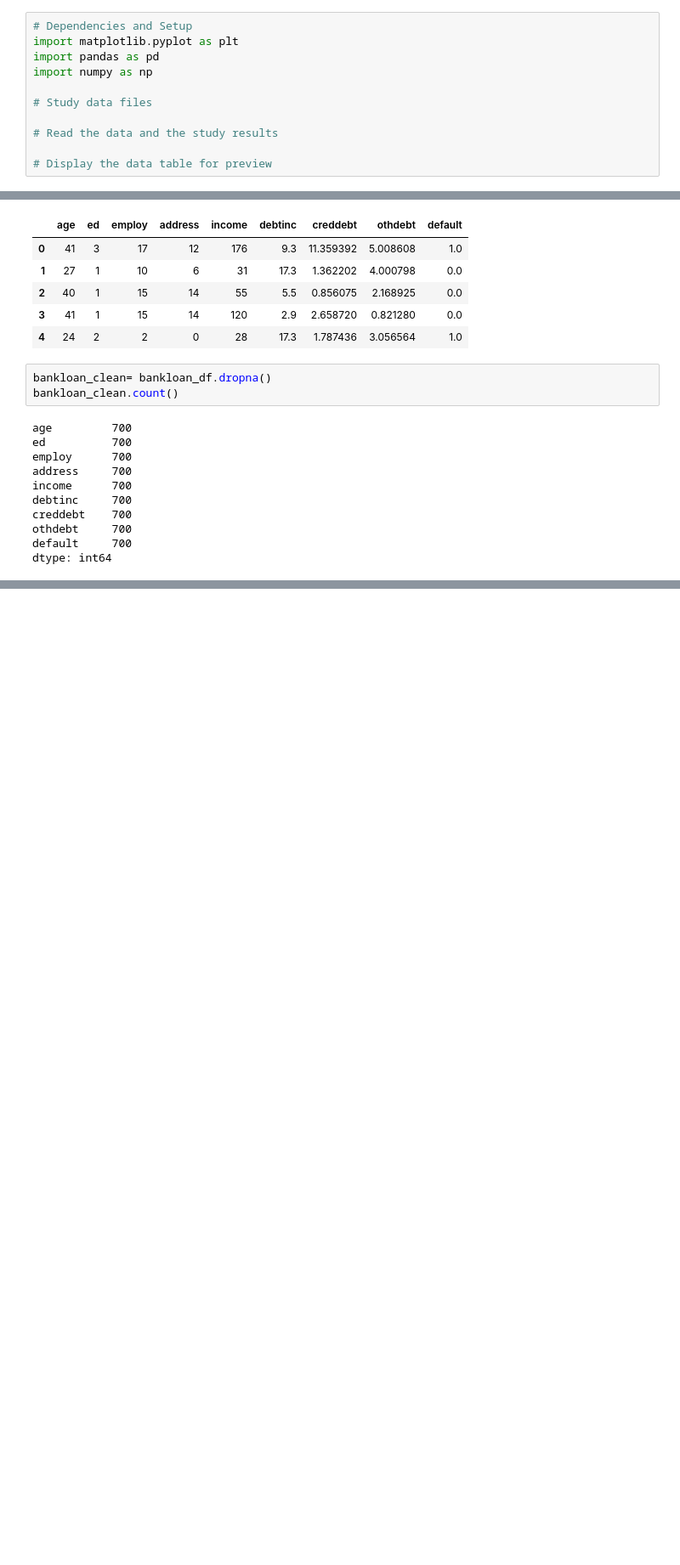
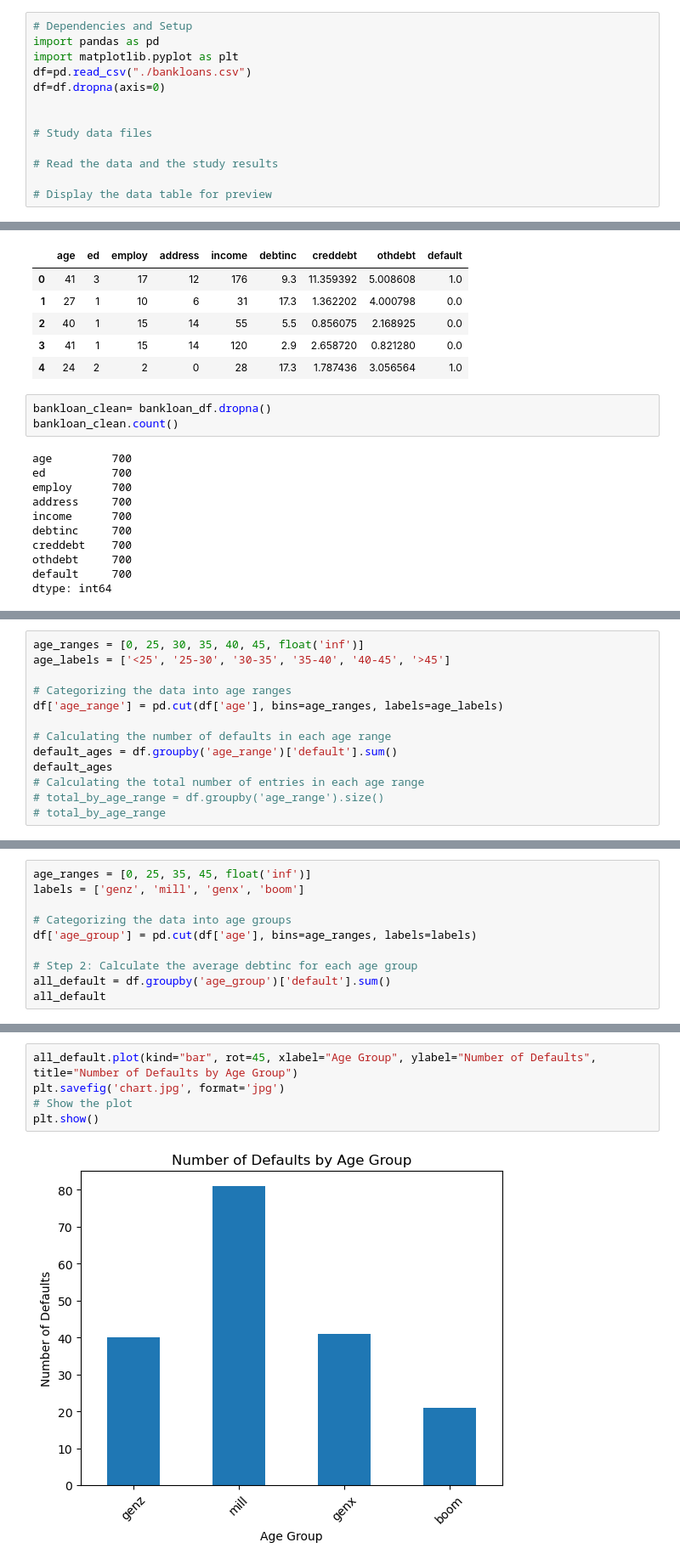
Before and after one commit to Loui3iii/Project-1, a Jupyter notebook: Project1_Group6.ipynb, the cells around one changed output, grey strips where cells are left out. Shown at 85% size. Saved outputs shown, nothing was run; the diff lists cells and outputs as text; blank space fills up the shorter version.

```diff
--- a/Project1_Group6.ipynb
+++ b/Project1_Group6.ipynb
@@ -1,8 +1,10 @@
 # %%
 # Dependencies and Setup
+import pandas as pd
 import matplotlib.pyplot as plt
-import pandas as pd
-import numpy as np
+df=pd.read_csv("./bankloans.csv")
+df=df.dropna(axis=0)
+
 
 # Study data files
 
@@ -91,0 +84,13 @@ genx
+# %%
+age_ranges = [0, 25, 30, 35, 40, 45, float('inf')]
+age_labels = ['<25', '25-30', '30-35', '35-40', '40-45', '>45']
+
+# Categorizing the data into age ranges
+df['age_range'] = pd.cut(df['age'], bins=age_ranges, labels=age_labels)
+
+# Calculating the number of defaults in each age range
+default_ages = df.groupby('age_range')['default'].sum()
+default_ages
+# Calculating the total number of entries in each age range
+# total_by_age_range = df.groupby('age_range').size()
+# total_by_age_range
@@ -91,0 +106,10 @@ genx
+# %%
+age_ranges = [0, 25, 35, 45, float('inf')]
+labels = ['genz', 'mill', 'genx', 'boom']
+
+# Categorizing the data into age groups
+df['age_group'] = pd.cut(df['age'], bins=age_ranges, labels=labels)
+
+# Step 2: Calculate the average debtinc for each age group
+all_default = df.groupby('age_group')['default'].sum()
+all_default
@@ -91,0 +123,7 @@ genx
+# %%
+all_default.plot(kind="bar", rot=45, xlabel="Age Group", ylabel="Number of Defaults", title="Number of Defaults by Age Group")
+plt.savefig('chart.jpg', format='jpg')
+# Show the plot
+plt.show()
+# %% [output]
+[figure, added]
```
Also changed, not shown: parts of 9 cells of this notebook, 4 other files.
